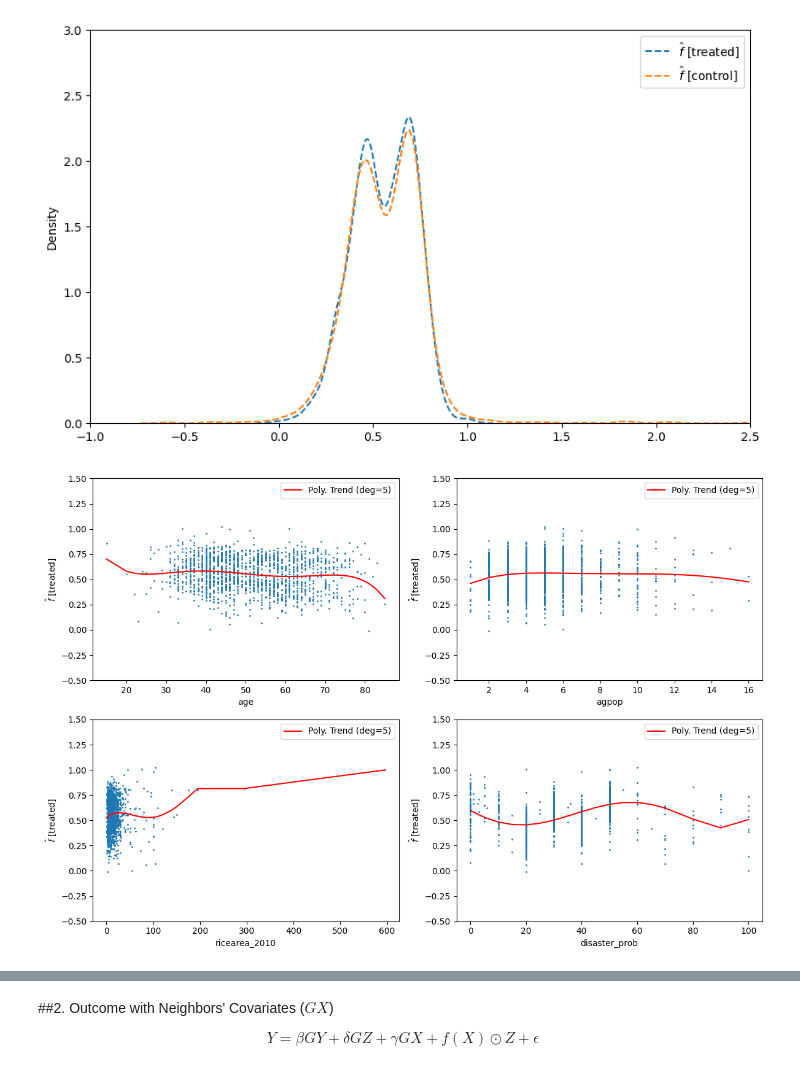
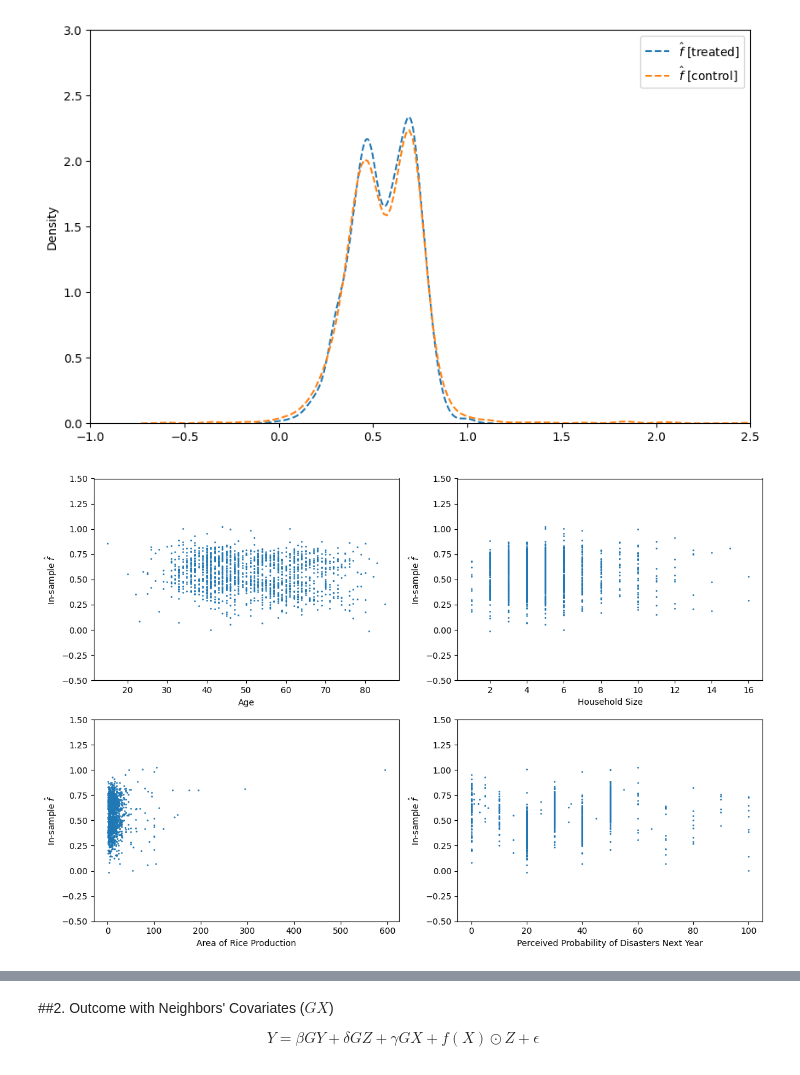
Before and after one commit to lujie-zhou/network_rkhs, a Jupyter notebook: Cai_et_al_2015/replication.ipynb, the cells around one changed output, grey strips where cells are left out. Cells and saved outputs as stored; diff of their text form; code cells hidden in the pictures.

```diff
--- a/Cai_et_al_2015/replication.ipynb
+++ b/Cai_et_al_2015/replication.ipynb
@@ -232,40 +250,27 @@ plt.show()
 [figure]
 # %%
 columns_to_plot = ['age','agpop','ricearea_2010','disaster_prob']
-
+var_names = ['Age','Household Size','Area of Rice Production','Perceived Probability of Disasters Next Year']
 fig, axes = plt.subplots(nrows=2, ncols=2, figsize=(12, 8))
 axes = axes.flatten()
 
 for i, col in enumerate(columns_to_plot):
     x_data = filtered_network_variables.iloc[treated, filtered_network_variables.columns.get_loc(col)]
     y_data = fx_hat[treated]
 
-    # Remove NaN values before fitting the polynomial
     not_nan_indices = (~np.isnan(x_data)) & (~np.isnan(y_data))
     x_data = x_data[not_nan_indices.values].reset_index(drop=True)
-    y_data = y_data[not_nan_indices.values] # fx_hat is a numpy array, so standard indexing works
+    y_data = y_data[not_nan_indices.values]
 
-
-    # Fit a polynomial trend line (degree 2 is a common choice)
-    deg = 5
-    coefficients = np.polyfit(x_data, y_data, deg)
-    polynomial = np.poly1d(coefficients)
-    trend_line = polynomial(x_data)
-
-    # Sort the data for plotting the trend line smoothly
     sort_indices = np.argsort(x_data)
     x_data_sorted = x_data.iloc[sort_indices]
-    trend_line_sorted = trend_line[sort_indices]
-
 
     axes[i].scatter(x_data, y_data, s=1)
-    axes[i].plot(x_data_sorted, trend_line_sorted, color='red', label=f'Poly. Trend (deg={deg})')
-    axes[i].set_xlabel(col)
-    axes[i].set_ylabel(r'$\hat{f}$ [treated]')
-    axes[i].set_ylim(-0.5, 1.5) # Set the y-axis limits
-    axes[i].legend()
+    axes[i].set_xlabel(var_names[i])
+    axes[i].set_ylabel(r'In-sample $\hat{f}$')
+    axes[i].set_ylim(-0.5, 1.5)
 
 plt.tight_layout()
 plt.show()
 # %% [output]
-[figure, old version]
+[figure, new version]
```
Also changed, not shown: parts of 7 cells of this notebook.
